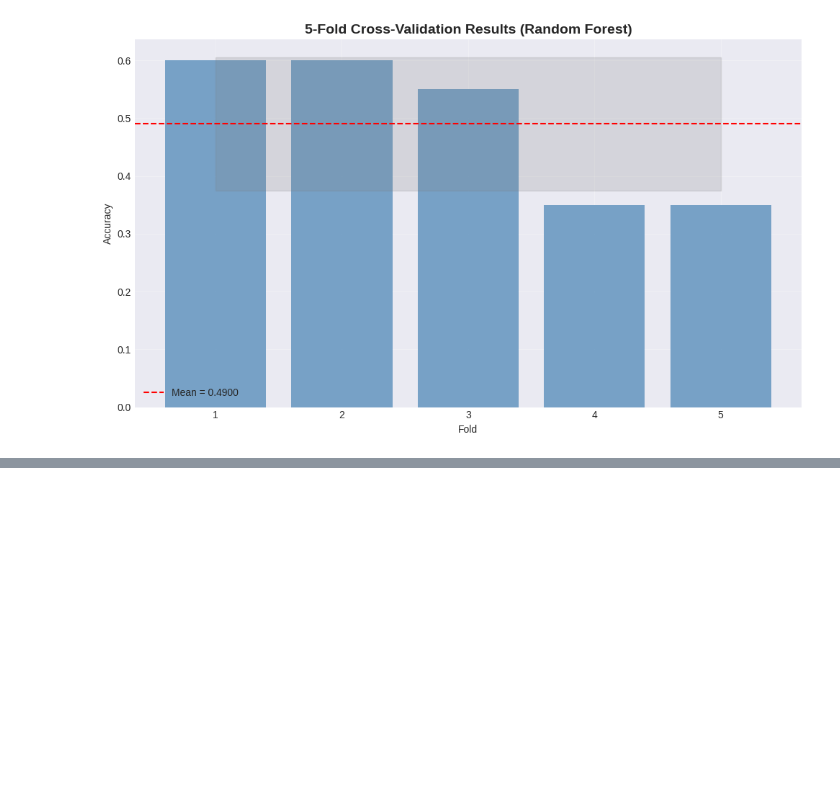
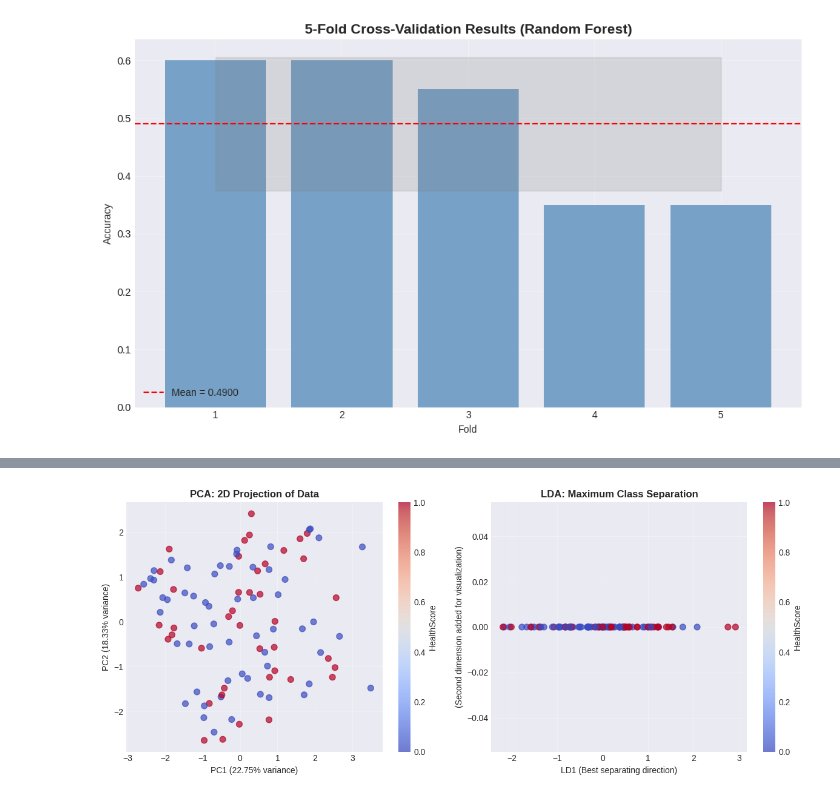
Before and after one commit to sanjaymaharja/Machine-Learning-Programming, a Jupyter notebook: Project: Smart Health & Lifestyle Prediction System.ipynb, the cells around one changed output, grey strips where cells are left out. Saved outputs shown, nothing was run; the diff lists cells and outputs as text; code cells hidden in the pictures; blank space fills up the shorter version.

Commit message:
Activity Part 7 — Dimensionality Reduction

```diff
--- a/Project: Smart Health & Lifestyle Prediction System.ipynb
+++ b/Project: Smart Health & Lifestyle Prediction System.ipynb
@@ -552,3 +552,91 @@ Mean accuracy: 0.4900
 Standard deviation: 0.1158
 Variance: 0.0134
 [figure]
+# %%
+# ============================================
+# ACTIVITY PART 7 — Dimensionality Reduction
+# ============================================
+
+# TODO 27: Apply PCA to reduce features to 2 components
+pca = PCA(n_components=2)
+X_pca = pca.fit_transform(X_scaled if 'X_scaled' in locals() else scaler.fit_transform(X))
+
+print("="*60)
+print("PCA RESULTS")
+print("="*60)
+print(f"Explained variance ratio: {pca.explained_variance_ratio_}")
+print(f"Total explained variance: {sum(pca.explained_variance_ratio_):.4f}")
+print("\n")
+
+# TODO 28: Visualize first 2 PCA components with color by HealthScore
+plt.figure(figsize=(12, 5))
+
+plt.subplot(1, 2, 1)
+scatter = plt.scatter(X_pca[:, 0], X_pca[:, 1], c=y, cmap='coolwarm', alpha=0.7, s=50)
+plt.colorbar(scatter, label='HealthScore')
+plt.xlabel(f'PC1 ({pca.explained_variance_ratio_[0]:.2%} variance)')
+plt.ylabel(f'PC2 ({pca.explained_variance_ratio_[1]:.2%} variance)')
+plt.title('PCA: 2D Projection of Data', fontsize=12, fontweight='bold')
+plt.grid(True, alpha=0.3)
+
+# TODO 29: Apply LDA (if supervised) to separate classes
+# LDA requires n_components <= n_classes - 1, so max is 1 for binary classification
+lda = LDA(n_components=1)
+X_lda = lda.fit_transform(X, y)
+
+# For visualization, we'll create a 2D plot by adding a zero second dimension
+X_lda_2d = np.column_stack([X_lda, np.zeros(len(X_lda))])
+
+plt.subplot(1, 2, 2)
+scatter = plt.scatter(X_lda_2d[:, 0], X_lda_2d[:, 1], c=y, cmap='coolwarm', alpha=0.7, s=50)
+plt.colorbar(scatter, label='HealthScore')
+plt.xlabel('LD1 (Best separating direction)')
+plt.ylabel('(Second dimension added for visualization)')
+plt.title('LDA: Maximum Class Separation', fontsize=12, fontweight='bold')
+plt.grid(True, alpha=0.3)
+
+plt.tight_layout()
+plt.savefig('pca_lda_comparison.png', dpi=100)
+plt.show()
+
+# TODO 30: Compare PCA vs LDA scatter plots
+# Create a more detailed comparison
+fig, axes = plt.subplots(1, 3, figsize=(15, 5))
+
+# PCA with health classes colored separately
+axes[0].scatter(X_pca[y==0, 0], X_pca[y==0, 1], c='red', label='Not Healthy', alpha=0.7, s=50)
+axes[0].scatter(X_pca[y==1, 0], X_pca[y==1, 1], c='green', label='Healthy', alpha=0.7, s=50)
+axes[0].set_xlabel(f'PC1 ({pca.explained_variance_ratio_[0]:.2%})')
+axes[0].set_ylabel(f'PC2 ({pca.explained_variance_ratio_[1]:.2%})')
+axes[0].set_title('PCA - Component 1 vs 2', fontweight='bold')
+axes[0].legend()
+axes[0].grid(True, alpha=0.3)
+
+# PCA first component only (histogram)
+axes[1].hist(X_pca[y==0, 0], bins=15, alpha=0.7, label='Not Healthy', color='red')
+axes[1].hist(X_pca[y==1, 0], bins=15, alpha=0.7, label='Healthy', color='green')
+axes[1].set_xlabel('PC1 Values')
+axes[1].set_ylabel('Frequency')
+axes[1].set_title('PCA - First Component Distribution', fontweight='bold')
+axes[1].legend()
+axes[1].grid(True, alpha=0.3)
+
+# LDA first component (histogram)
+axes[2].hist(X_lda[y==0], bins=15, alpha=0.7, label='Not Healthy', color='red')
+axes[2].hist(X_lda[y==1], bins=15, alpha=0.7, label='Healthy', color='green')
+axes[2].set_xlabel('LD1 Values')
+axes[2].set_ylabel('Frequency')
+axes[2].set_title('LDA - Best Separating Direction', fontweight='bold')
+axes[2].legend()
+axes[2].grid(True, alpha=0.3)
+
+plt.tight_layout()
+plt.savefig('pca_lda_detailed_comparison.png', dpi=100)
+plt.show()
+
+print("="*60)
+print("DIMENSIONALITY REDUCTION COMPLETE")
+print("="*60)
+print(f"LDA explained ratio: {lda.explained_variance_ratio_[0] if hasattr(lda, 'explained_variance_ratio_') else 'N/A'}")
+print("\n")
+# %% [output]
@@ -554,0 +648 @@ Variance: 0.0134
+[figure, added]
```
Also changed, not shown: parts of 1 cell of this notebook.
